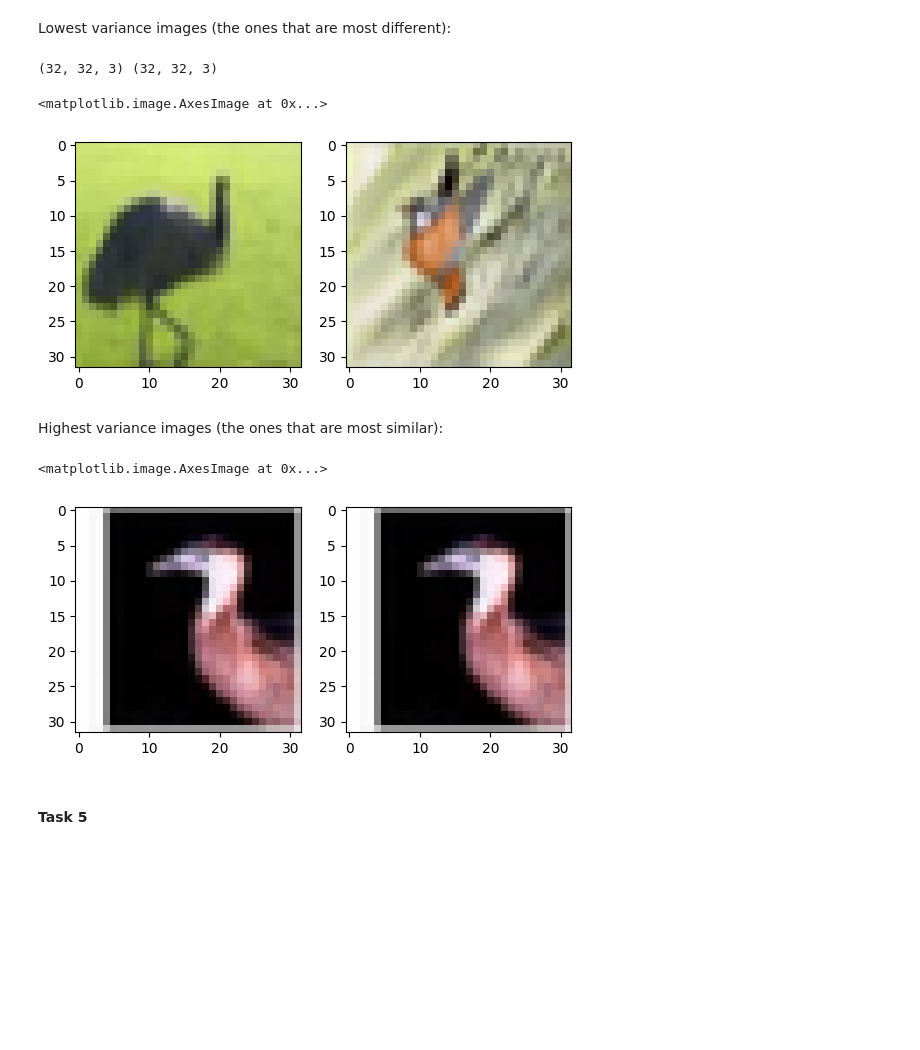
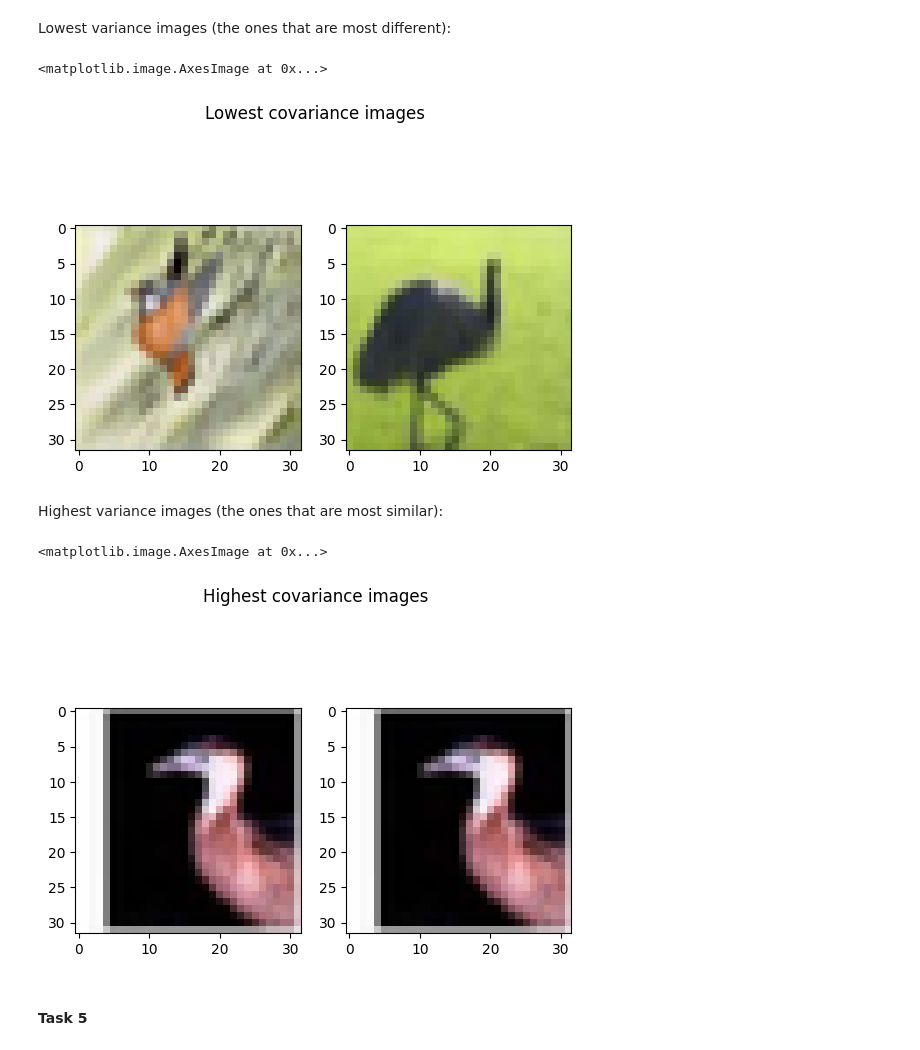
Before and after one commit to nadav7679/maths_machine_learning_2024, a Jupyter notebook: cw1/02530622_cw1_MathsML.ipynb, the cells around one changed output. Drawn from its saved outputs; the diff is of its cells as text; code cells hidden in the pictures; blank space fills up the shorter version.

```diff
--- a/cw1/02530622_cw1_MathsML.ipynb
+++ b/cw1/02530622_cw1_MathsML.ipynb
@@ -1405,21 +1425,20 @@ Lowest variance images (the ones that are most different):
 # %%
 img_data = CifarGpDataset(False, False).data
 
 myimg1 = np.array(img_data[min_index[0]].cpu().numpy(), int)
 myimg2 = np.array(img_data[min_index[1]].cpu().numpy(), int)
 img_data[min_index[0]].shape
-print(myimg.shape, test_img.shape)
 
 fig, axes = plt.subplots(1, 2)
 ax1 = axes[0]
 ax2 = axes[1]
 
+fig.suptitle('Lowest covariance images')
 ax1.imshow(myimg1)
 ax2.imshow(myimg2)
 # %% [output]
-(32, 32, 3) (32, 32, 3)
+<matplotlib.image.AxesImage at 0x...>
-<matplotlib.image.AxesImage at 0x...>
-[figure, old version]
+[figure, new version]
 # %% [markdown]
 Highest variance images (the ones that are most similar):
 # %%
@@ -1432,11 +1451,12 @@ fig, axes = plt.subplots(1, 2)
 ax1 = axes[0]
 ax2 = axes[1]
 
+fig.suptitle('Highest covariance images')
 ax1.imshow(myimg1)
 ax2.imshow(myimg2)
 # %% [output]
 <matplotlib.image.AxesImage at 0x...>
-[figure, old version]
+[figure, new version]
 # %% [markdown]
 #### Task 5
 # %%
```
Also changed, not shown: parts of 24 cells of this notebook.
